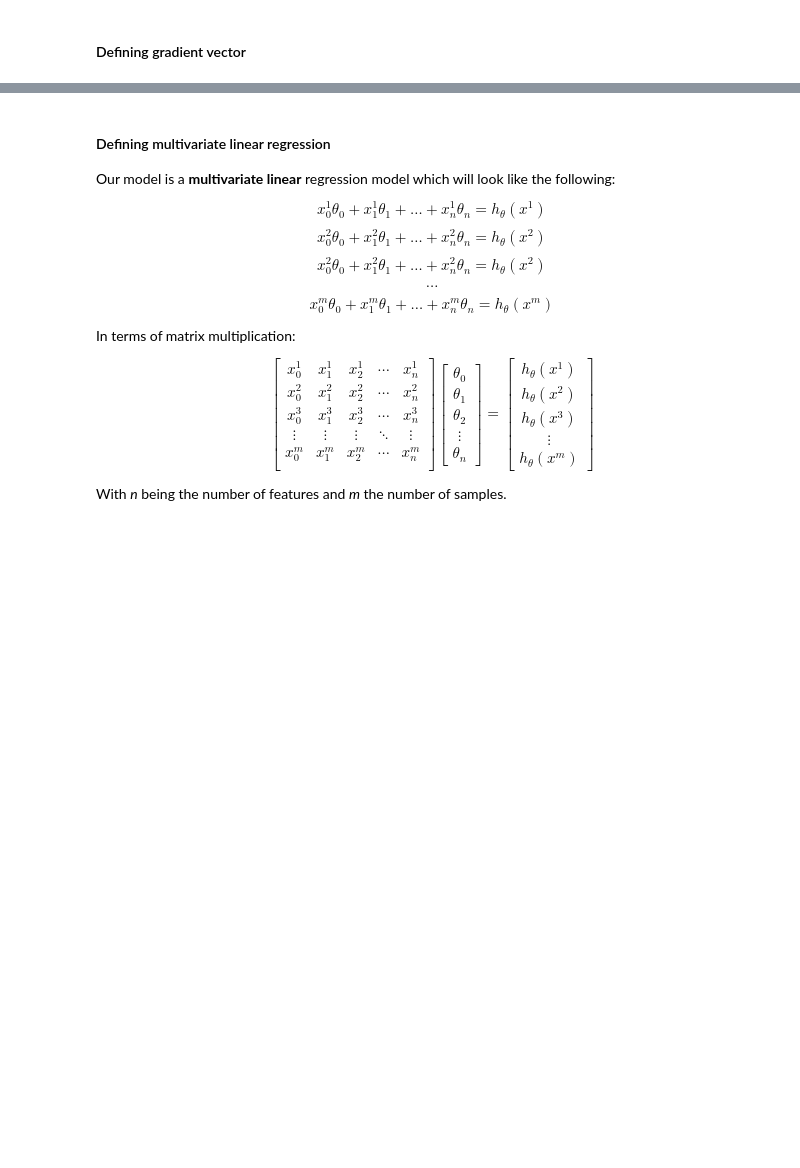
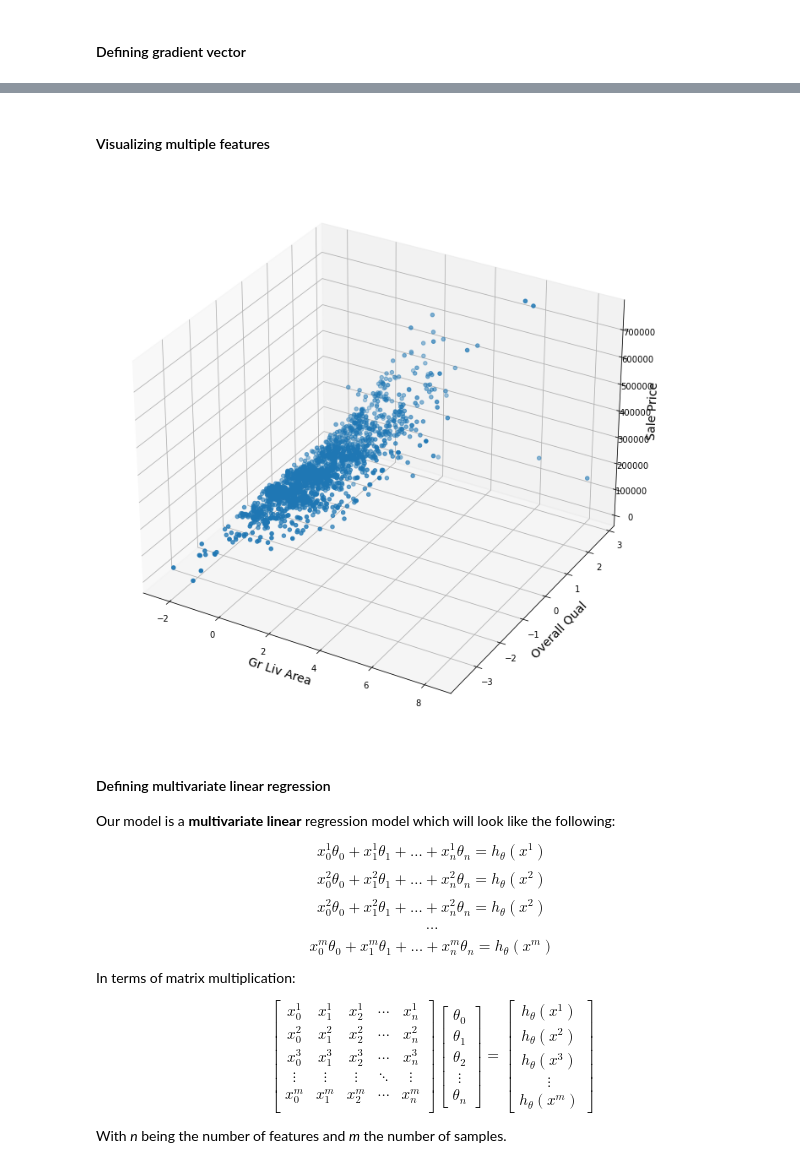
Before and after one commit to Youri-is-super-awesome/Bitches-and-beaches, a Jupyter notebook: code/model_version1.ipynb, the cells around one changed output, grey strips where cells are left out. Cells and saved outputs as stored; diff of their text form; code cells hidden in the pictures; blank space fills up the shorter version.

```diff
--- a/code/model_version1.ipynb
+++ b/code/model_version1.ipynb
@@ -231,3 +244,31 @@ Resulting in the following model:
+# %% [markdown]
+#### Visualizing multiple features
+# %%
+from mpl_toolkits.mplot3d import Axes3D
+
+# make matrix for all features (two for now)
+X_all_train = X_train[:, 0:]
+
+# retrieve name of second feature
+second_feature_name = final_data.columns.values[0]
+
+# create 3d plot
+ax = Axes3D(plt.figure(figsize=(12,9)))
+
+# retrieve datapoints and plot
+xs = X_all_train[:, 0]
+ys = X_all_train[:, 1]
+zs = y_train
+ax.scatter(xs, ys, zs)
+
+# set layout
+ax.set_xlabel(f'{second_feature_name}', fontsize=14)
+ax.set_ylabel(f'{feature_name}', fontsize=14)
+ax.set_zlabel('Sale Price', fontsize=14)
+
+plt.show()
+# %% [output]
+[figure, added]
 # %% [markdown]
 #### Defining multivariate linear regression
 
```
Also changed, not shown: parts of 12 cells of this notebook, 3 other files.
